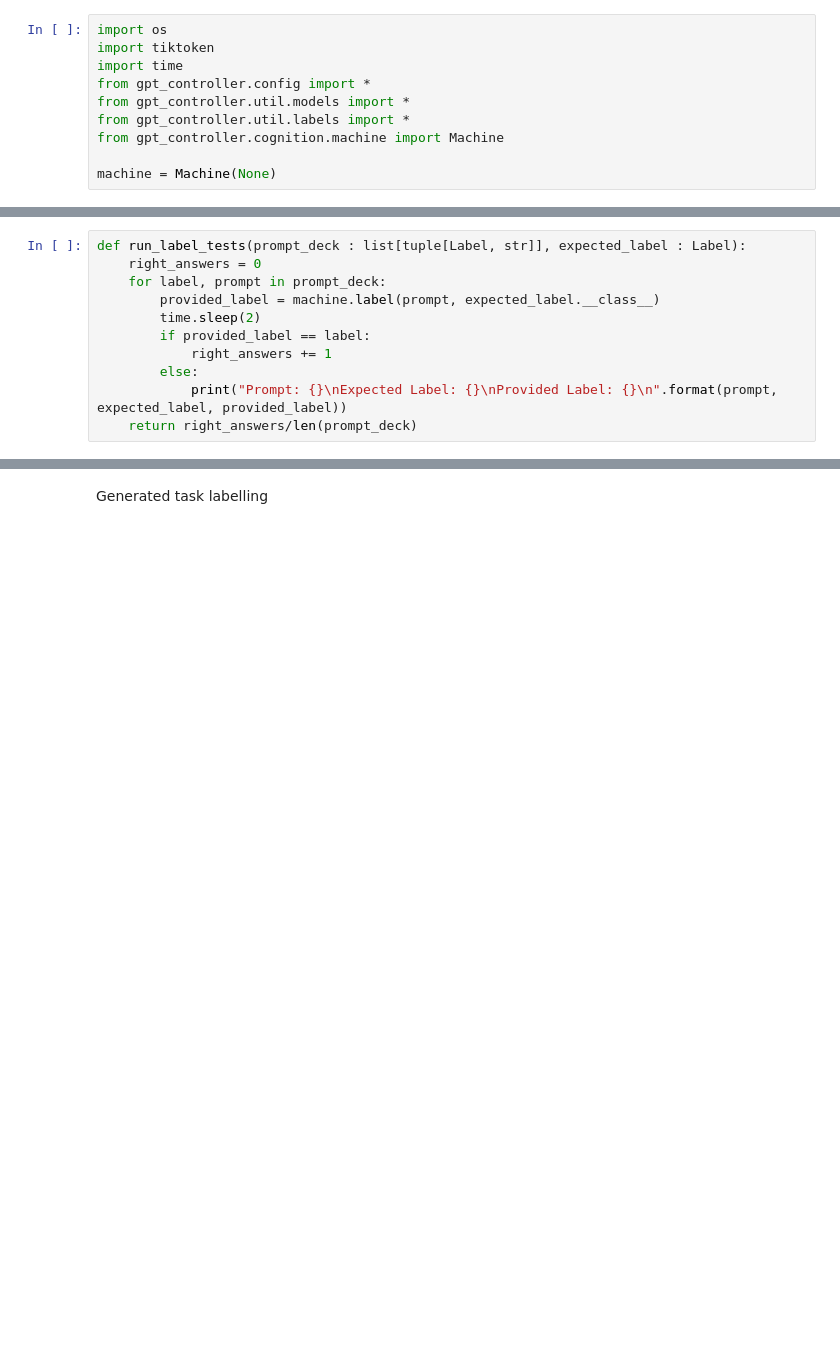
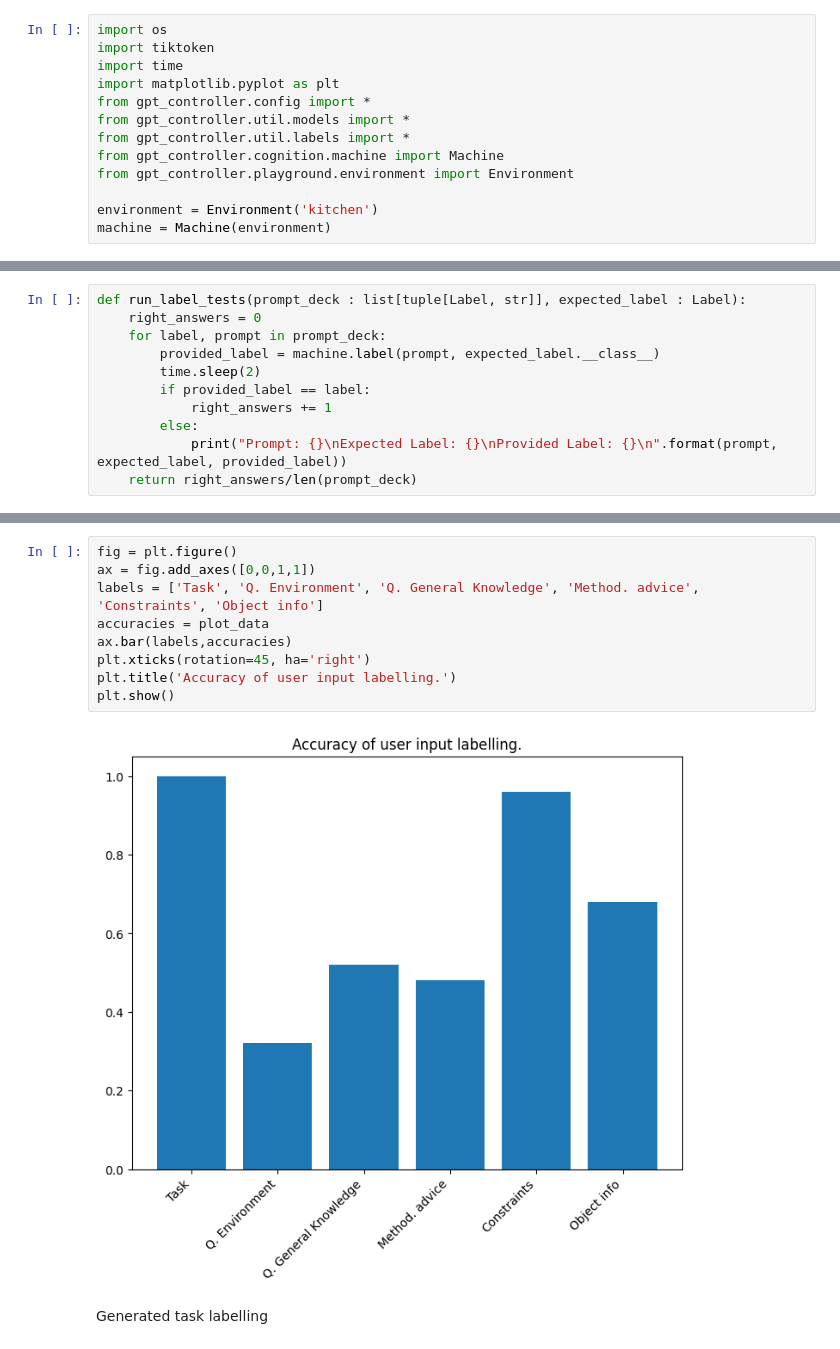
Before and after one commit to andrei-calin-dragomir/gpt-controller, a Jupyter notebook: manual.ipynb, the cells around one changed output, grey strips where cells are left out. Saved outputs shown, nothing was run; the diff lists cells and outputs as text; blank space fills up the shorter version.

```diff
--- a/manual.ipynb
+++ b/manual.ipynb
@@ -14,12 +14,15 @@ follow this guide to plug in text-to-speech https://www.youtube.com/watch?v=MYRg
 import os
 import tiktoken
 import time
+import matplotlib.pyplot as plt
 from gpt_controller.config import *
 from gpt_controller.util.models import *
 from gpt_controller.util.labels import *
 from gpt_controller.cognition.machine import Machine
+from gpt_controller.playground.environment import Environment
 
-machine = Machine(None)
+environment = Environment('kitchen')
+machine = Machine(environment)
 # %% [markdown]
 ## Testing chatGPT
 # %% [markdown]
@@ -115,2 +295,13 @@ run_label_tests(labelled_task_set, UserInputLabel.TASK)
+# %%
+fig = plt.figure()
+ax = fig.add_axes([0,0,1,1])
+labels = ['Task', 'Q. Environment', 'Q. General Knowledge', 'Method. advice', 'Constraints', 'Object info']
+accuracies = plot_data
+ax.bar(labels,accuracies)
+plt.xticks(rotation=45, ha='right')
+plt.title('Accuracy of user input labelling.')
+plt.show()
+# %% [output]
+[figure, added]
 # %% [markdown]
 Generated task labelling
```
Also changed, not shown: parts of 14 cells of this notebook, 12 other files.
